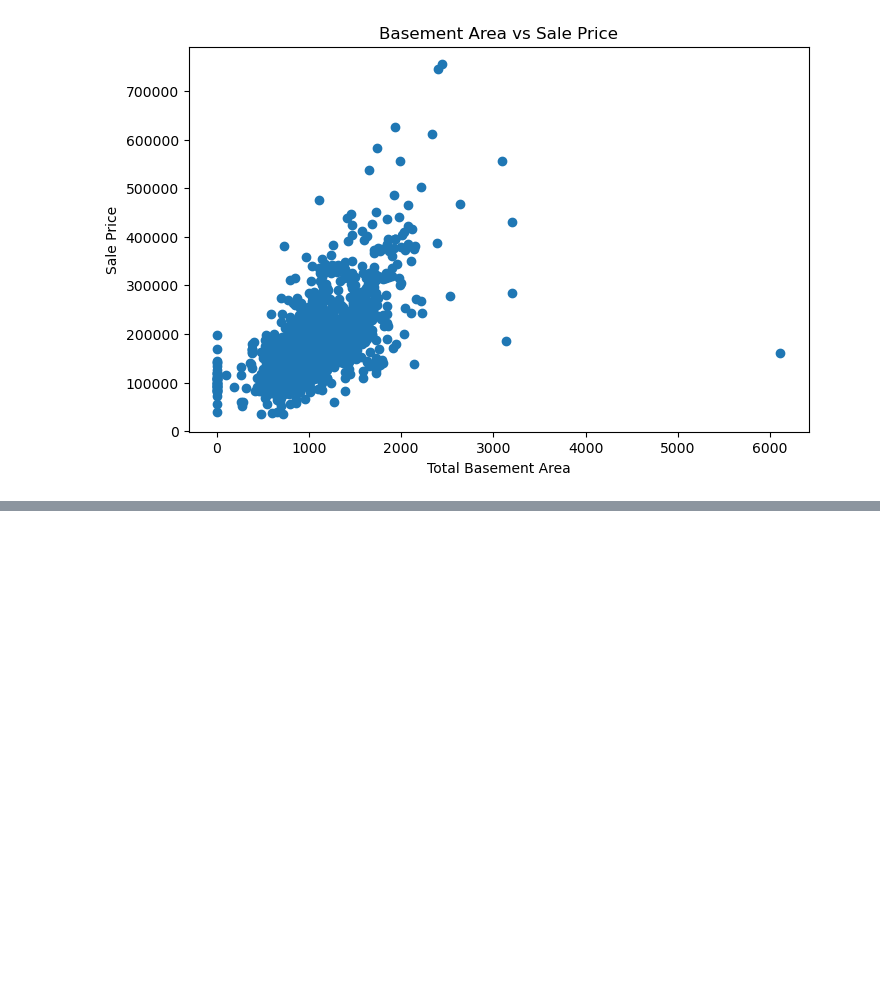
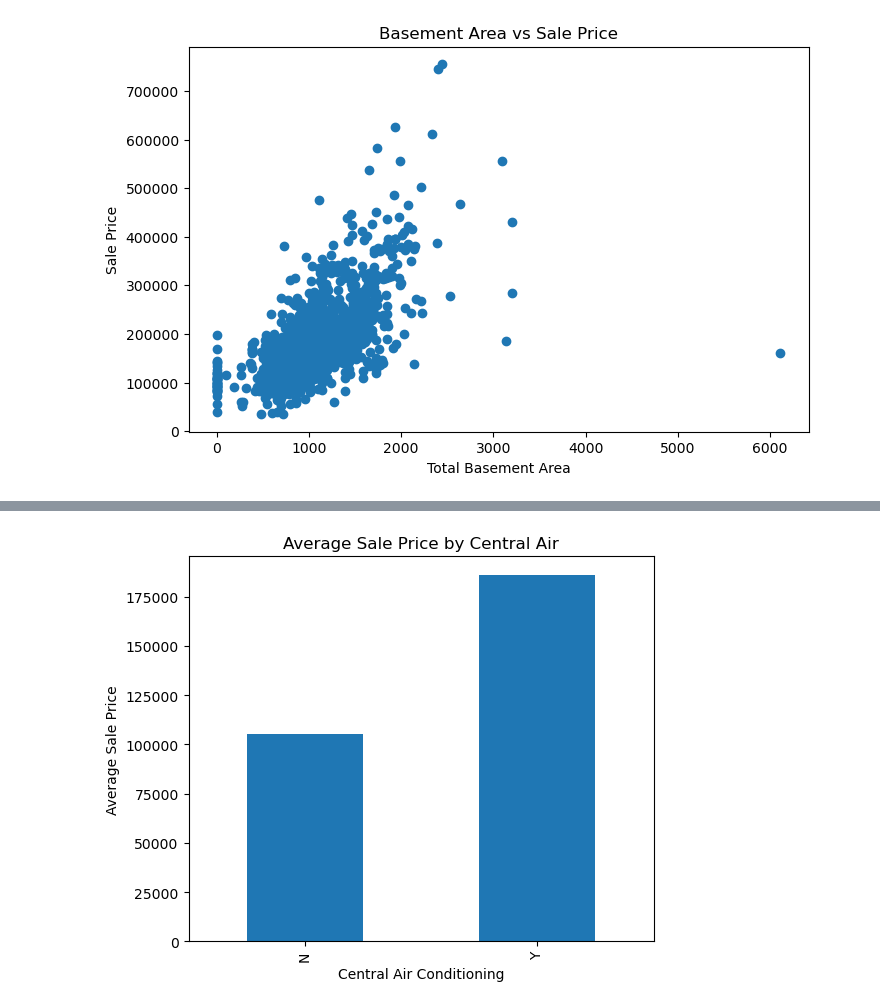
Before and after one commit to pawarsakshi6080-cloud/house-price-prediction-, a Jupyter notebook: notebook/house_price_prediction.ipynb, the cells around one changed output, grey strips where cells are left out. Saved outputs shown, nothing was run; the diff lists cells and outputs as text; code cells hidden in the pictures; blank space fills up the shorter version.

```diff
--- a/notebook/house_price_prediction.ipynb
+++ b/notebook/house_price_prediction.ipynb
@@ -220,0 +333,9 @@ plt.show()
+# %%
+plt.figure(figsize=(6,5))
+central_air_price.plot(kind='bar')
+plt.xlabel('Central Air Conditioning')
+plt.ylabel('Average Sale Price')
+plt.title('Average Sale Price by Central Air')
+plt.show()
+# %% [output]
+[figure, added]
```
Also changed, not shown: parts of 13 cells of this notebook.
